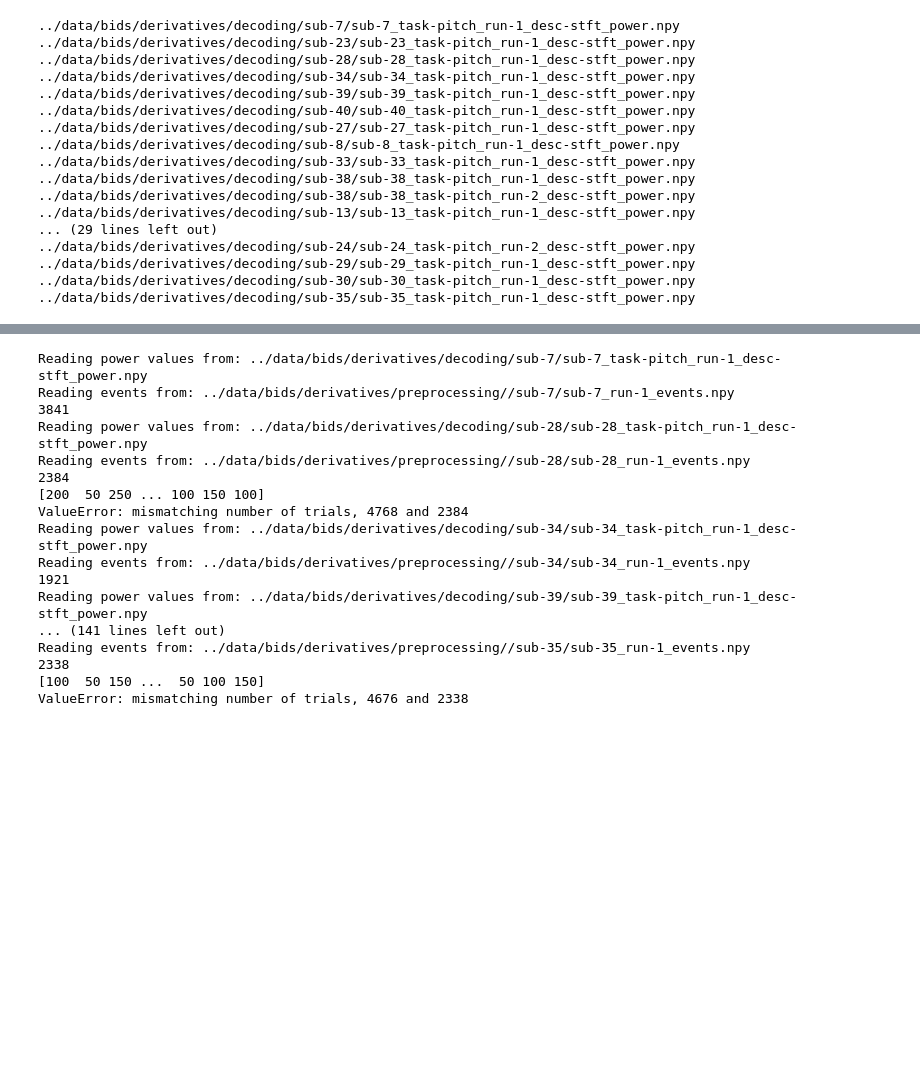
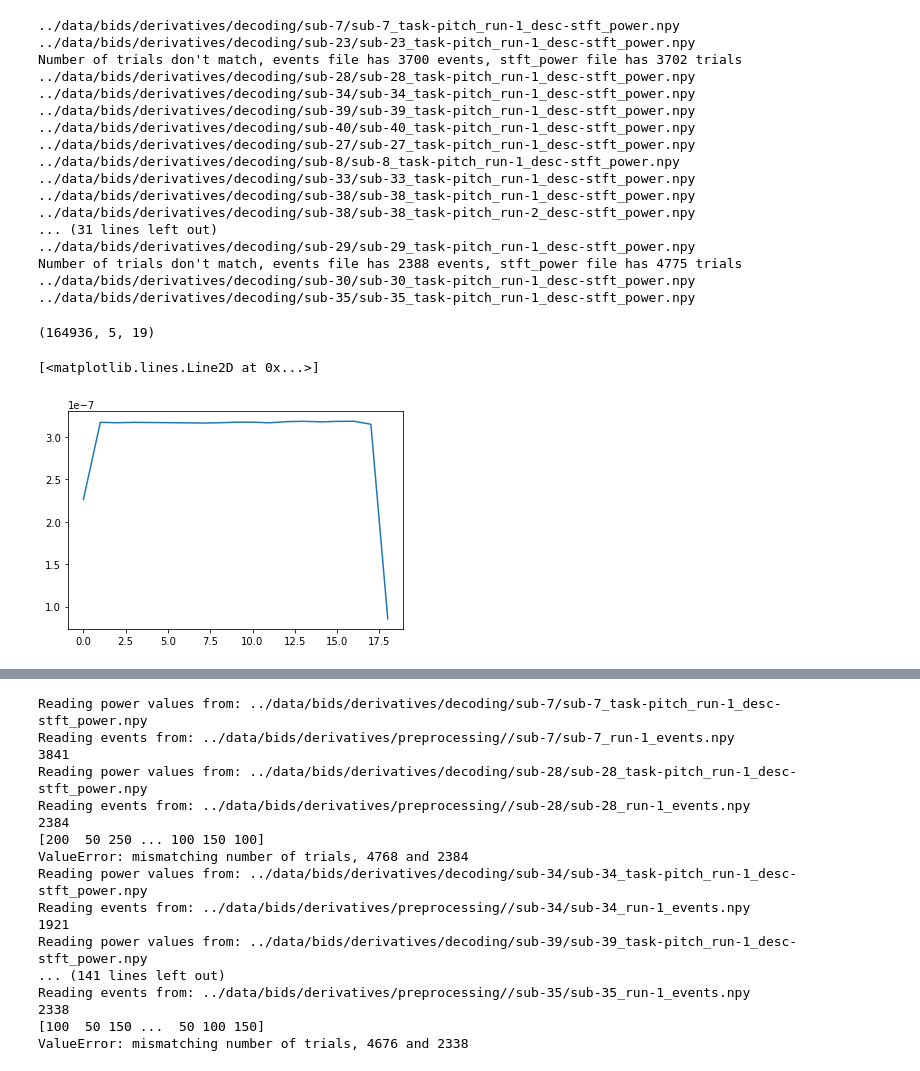
Before and after one commit to letitiayhho/eeg_pitch_tracking, a Jupyter notebook: scripts/stft_results.ipynb, the cells around one changed output, grey strips where cells are left out. Cells and saved outputs as stored; diff of their text form; code cells hidden in the pictures; blank space fills up the shorter version.

Commit message:
Add some scratch work including notebook for computing coherences for each epoch

```diff
--- a/scripts/stft_results.ipynb
+++ b/scripts/stft_results.ipynb
@@ -13,35 +13,40 @@ from mne_bids import BIDSPath, read_raw_bids
 # Read stft_power files and append all to data frame
 first_sub = True
 power = np.empty([])
+events = np.empty([])
 
 for fpath in glob.glob("../data/bids/derivatives/decoding/*/*stft_power*"):
     print(fpath)
-    sub_power = np.load(fpath)
 
     # Average over all channels
+    sub_power = np.load(fpath)
     sub_power = np.mean(sub_power, axis = 1)
 
+    # Get event codes
+    m = re.search('sub-(\d{1,2})_', fpath)
+    sub = m.group(1)
+    m = re.search('run-(\d)', fpath)
+    run = m.group(1)
+    sub_events = np.load(f"../data/bids/derivatives/preprocessing/sub-{sub}/sub-{sub}_run-{run}_events.npy")
+
     if first_sub == True:
-        power = sub_power
+        power = sub_power # n_epochs, n_freqs, n_windows
+        events = sub_events
         first_sub = False
+    if len(sub_events) != np.shape(sub_power)[0]:
+        print(f"Number of trials don't match, events file has {len(sub_events)} events, stft_power file has {np.shape(sub_power)[0]} trials")
+        continue
     else:
         try:
             power = np.append(power, sub_power, axis = 0)
+            events = np.append(events, sub_events, axis = 0)
         except:
             print("ValueError: stft coefficients have the wrong shape, skipping subject")
             continue
-
-
-# #     try:
-#     print(np.shape(sub_power)) # n_epochs, n_freqs, n_windows
-#     print(np.shape(power))
-# #     power = np.stack([power, sub_power]) # CHANGE STACKING
-# #     except:
-# #         print("ValueError: subject is probably missing a channel, skipping file")
-# #         continue
 # %% [output]
 ../data/bids/derivatives/decoding/sub-7/sub-7_task-pitch_run-1_desc-stft_power.npy
 ../data/bids/derivatives/decoding/sub-23/sub-23_task-pitch_run-1_desc-stft_power.npy
+Number of trials don't match, events file has 3700 events, stft_power file has 3702 trials
 ../data/bids/derivatives/decoding/sub-28/sub-28_task-pitch_run-1_desc-stft_power.npy
 ../data/bids/derivatives/decoding/sub-34/sub-34_task-pitch_run-1_desc-stft_power.npy
 ../data/bids/derivatives/decoding/sub-39/sub-39_task-pitch_run-1_desc-stft_power.npy
@@ -51,9 +56,24 @@ for fpath in glob.glob("../data/bids/derivatives/decoding/*/*stft_power*"):
 ../data/bids/derivatives/decoding/sub-33/sub-33_task-pitch_run-1_desc-stft_power.npy
 ../data/bids/derivatives/decoding/sub-38/sub-38_task-pitch_run-1_desc-stft_power.npy
 ../data/bids/derivatives/decoding/sub-38/sub-38_task-pitch_run-2_desc-stft_power.npy
-../data/bids/derivatives/decoding/sub-13/sub-13_task-pitch_run-1_desc-stft_power.npy
-... (29 lines left out)
-../data/bids/derivatives/decoding/sub-24/sub-24_task-pitch_run-2_desc-stft_power.npy
+... (31 lines left out)
 ../data/bids/derivatives/decoding/sub-29/sub-29_task-pitch_run-1_desc-stft_power.npy
+Number of trials don't match, events file has 2388 events, stft_power file has 4775 trials
 ../data/bids/derivatives/decoding/sub-30/sub-30_task-pitch_run-1_desc-stft_power.npy
 ../data/bids/derivatives/decoding/sub-35/sub-35_task-pitch_run-1_desc-stft_power.npy
+# %%
+np.shape(power)
+# %% [output]
+(164936, 5, 19)
+# %%
+indexes = np.where(events == 250)
+power_250 = power[indexes,4,:]
+power_250 = np.squeeze(power_250)
+power_250 = np.mean(power_250, axis = 0)
+# %%
+np.shape(power_250)
+x = list(range(len(power_250)))
+plt.plot(x, power_250)
+# %% [output]
+[<matplotlib.lines.Line2D at 0x...>]
+[figure, added]
```
Also changed, not shown: parts of 1 cell of this notebook, 6 other files.
